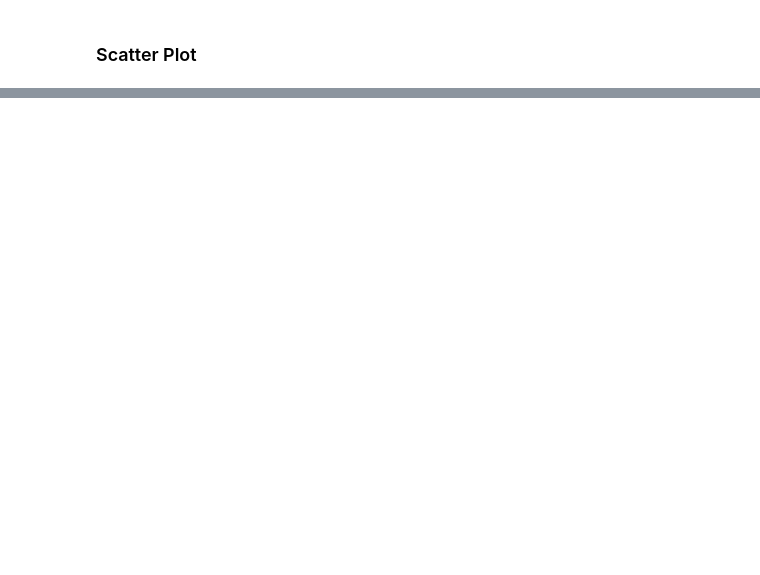
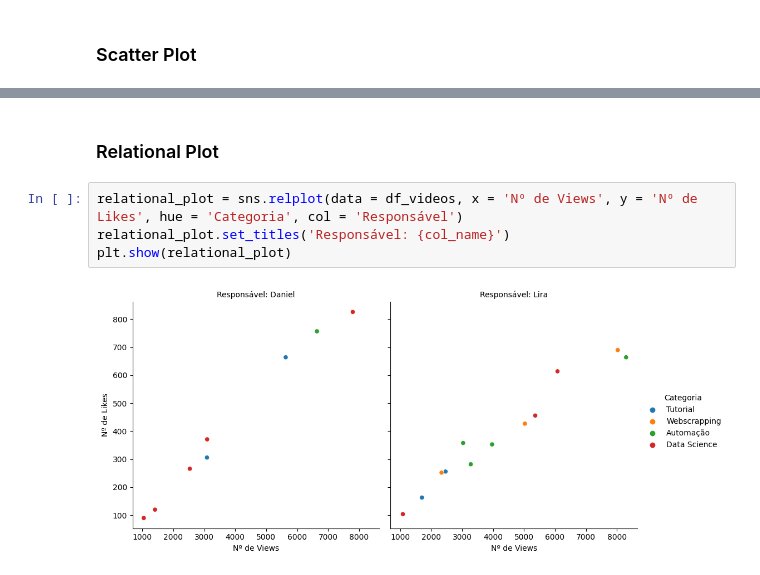
Before and after one commit to JoaoPedrodeAraujoS/seaborn-study, a Jupyter notebook: seborn-charts.ipynb, the cells around one changed output, grey strips where cells are left out. Saved outputs shown, nothing was run; the diff lists cells and outputs as text; blank space fills up the shorter version.

Commit message:
Adding the relational plot

```diff
--- a/seborn-charts.ipynb
+++ b/seborn-charts.ipynb
@@ -37,2 +37,10 @@ plt.show(fig)
 # %% [output]
 [figure]
+# %% [markdown]
+### Relational Plot
+# %%
+relational_plot = sns.relplot(data = df_videos, x = 'Nº de Views', y = 'Nº de Likes', hue = 'Categoria', col = 'Responsável')
+relational_plot.set_titles('Responsável: {col_name}')
+plt.show(relational_plot)
+# %% [output]
+[figure, added]
```
Also changed, not shown: parts of 1 cell of this notebook.
